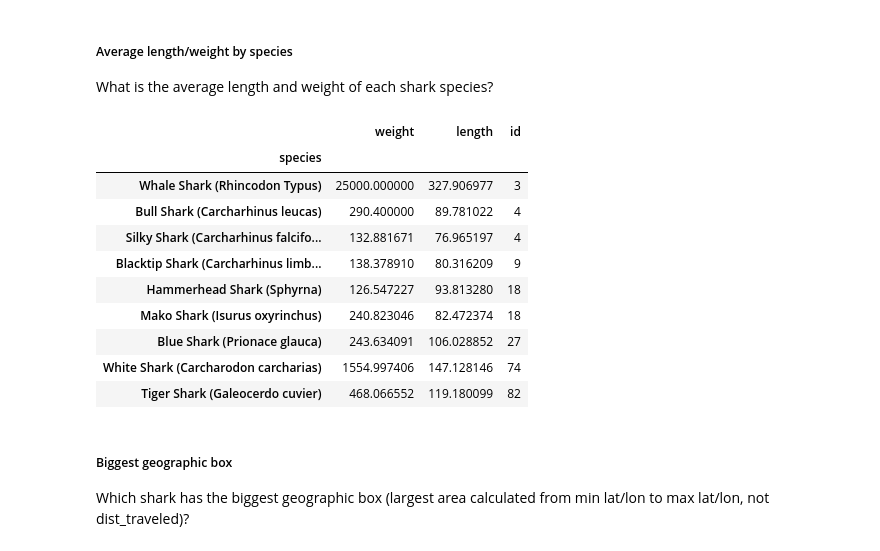
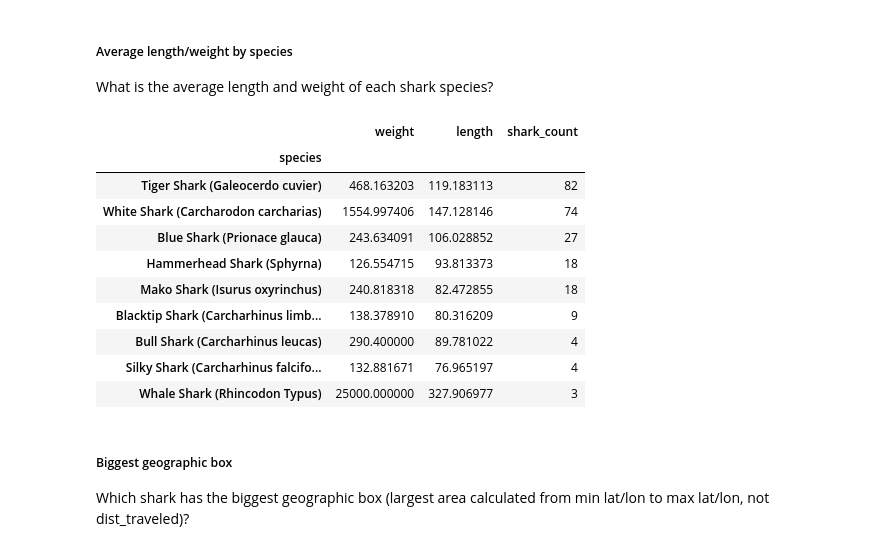
Before and after one commit to botwranglers/ocearch, a Jupyter notebook: solutions/Hard Challenge Answers.ipynb, the cells around one changed output. Saved outputs shown, nothing was run; the diff lists cells and outputs as text; code cells hidden in the pictures.

```diff
--- a/solutions/Hard Challenge Answers.ipynb
+++ b/solutions/Hard Challenge Answers.ipynb
@@ -175,7 +146,7 @@ df['weight'] = df.weight.apply(clean_weight)
 df['length'] = df.length.apply(clean_length)
 df['datetime'] = pd.to_datetime(df.tz_datetime)
 
-numeric_cols = ['latitude', 'longitude', 'dist_total']
+numeric_cols = ['latitude', 'longitude', 'dist_total', 'weight', 'length']
 df[numeric_cols] = df[numeric_cols].apply(pd.to_numeric, axis=1)
 df = df.drop(columns=['tz_datetime'])
 df.head()
@@ -301,19 +299,22 @@ Name: id, dtype: int64
 ##### Average length/weight by species
 What is the average length and weight of each shark species?
 # %%
-df.groupby('species').agg({'weight' : 'mean', 'length' : 'mean', 'id' : 'nunique'}).sort_values('id')
+groups = df.groupby('species').agg({'weight' : 'mean',
+                                    'length' : 'mean',
+                                    'id' : 'nunique'})
+groups.rename(columns={'id' : 'shark_count'}).sort_values('shark_count', ascending=False)
 # %% [output]
-|  | weight | length | id |
+|  | weight | length | shark_count |
 | species |  |  |  |
-| Whale Shark (Rhincodon Typus) | 25000.000000 | 327.906977 | 3 |
+| Tiger Shark (Galeocerdo cuvier) | 468.163203 | 119.183113 | 82 |
+| White Shark (Carcharodon carcharias) | 1554.997406 | 147.128146 | 74 |
+| Blue Shark (Prionace glauca) | 243.634091 | 106.028852 | 27 |
+| Hammerhead Shark (Sphyrna) | 126.554715 | 93.813373 | 18 |
+| Mako Shark (Isurus oxyrinchus) | 240.818318 | 82.472855 | 18 |
+| Blacktip Shark (Carcharhinus limb... | 138.378910 | 80.316209 | 9 |
 | Bull Shark (Carcharhinus leucas) | 290.400000 | 89.781022 | 4 |
 | Silky Shark (Carcharhinus falcifo... | 132.881671 | 76.965197 | 4 |
-| Blacktip Shark (Carcharhinus limb... | 138.378910 | 80.316209 | 9 |
-| Hammerhead Shark (Sphyrna) | 126.547227 | 93.813280 | 18 |
-| Mako Shark (Isurus oxyrinchus) | 240.823046 | 82.472374 | 18 |
-| Blue Shark (Prionace glauca) | 243.634091 | 106.028852 | 27 |
-| White Shark (Carcharodon carcharias) | 1554.997406 | 147.128146 | 74 |
-| Tiger Shark (Galeocerdo cuvier) | 468.066552 | 119.180099 | 82 |
+| Whale Shark (Rhincodon Typus) | 25000.000000 | 327.906977 | 3 |
 # %% [markdown]
 ##### Biggest geographic box
 Which shark has the biggest geographic box (largest area calculated from min lat/lon to max lat/lon, not dist_traveled)?
```
Also changed, not shown: parts of 50 cells of this notebook, 1 other file.
